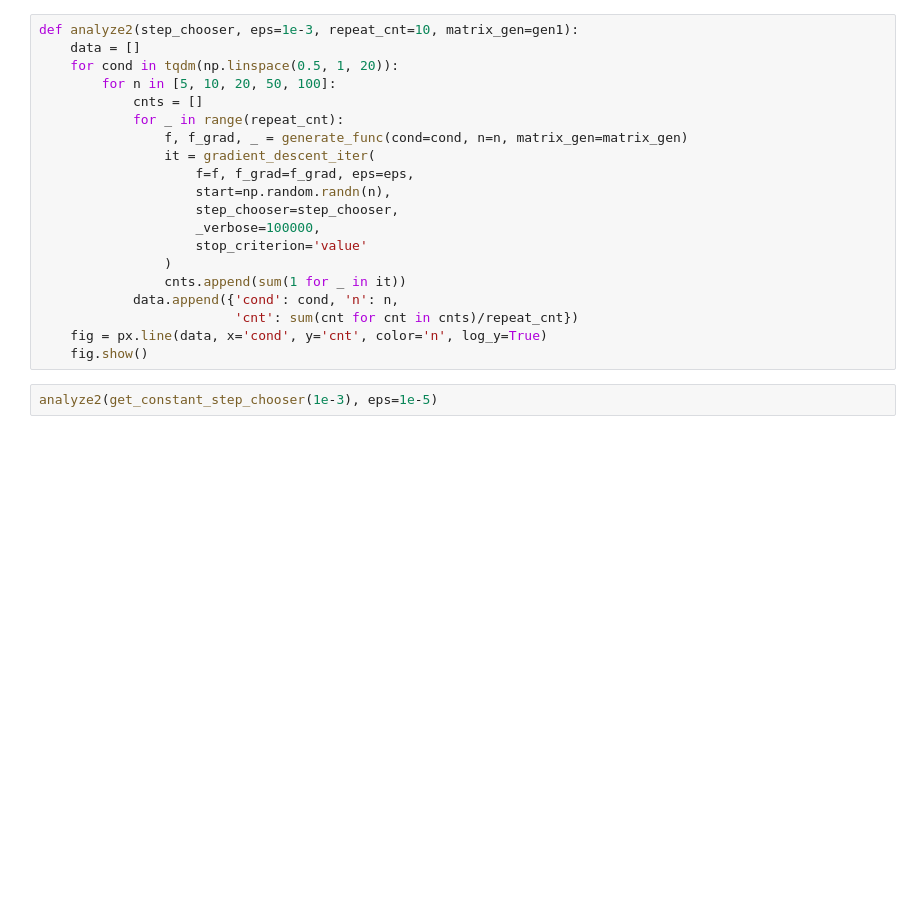
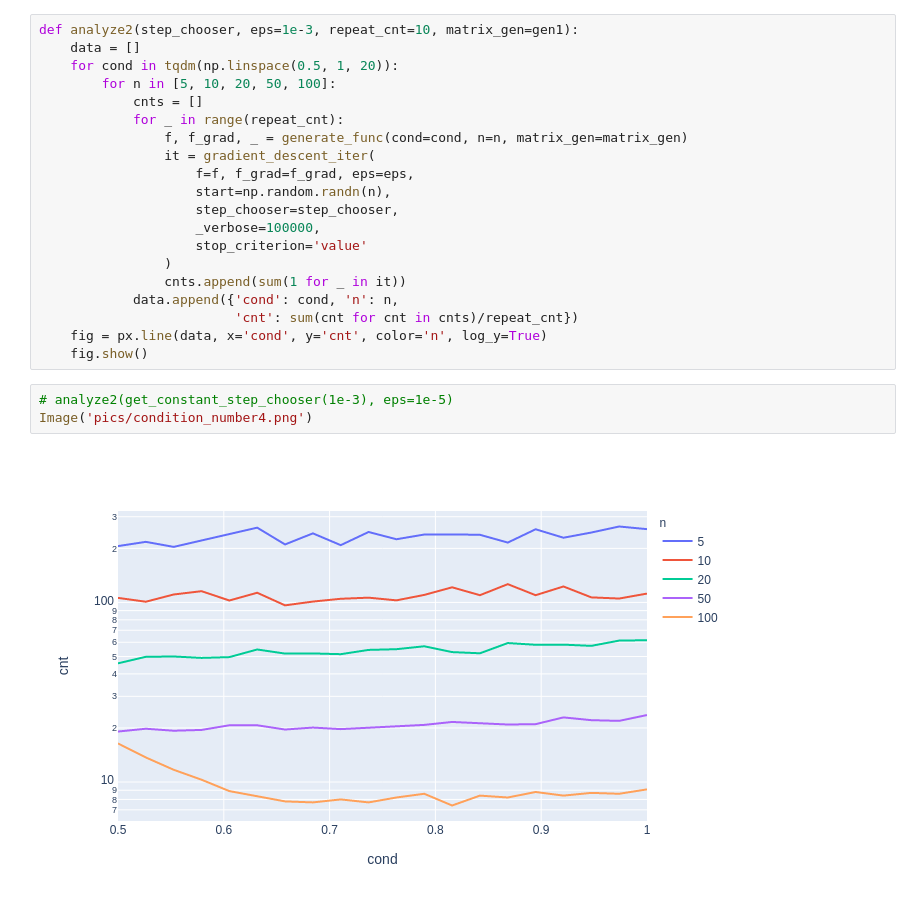
Before and after one commit to GoPavel/optimization-methods, a Jupyter notebook: lab1/notebooks/condition_number.ipynb, the cells around one changed output. Drawn from its saved outputs; the diff is of its cells as text; blank space fills up the shorter version.

```diff
--- a/lab1/notebooks/condition_number.ipynb
+++ b/lab1/notebooks/condition_number.ipynb
@@ -107,4 +118,7 @@ def analyze2(step_chooser, eps=1e-3, repeat_cnt=10, matrix_gen=gen1):
     fig = px.line(data, x='cond', y='cnt', color='n', log_y=True)
     fig.show()
 # %%
-analyze2(get_constant_step_chooser(1e-3), eps=1e-5)
+# analyze2(get_constant_step_chooser(1e-3), eps=1e-5)
+Image('pics/condition_number4.png')
+# %% [output]
+[figure, added]
```
Also changed, not shown: parts of 4 cells of this notebook, 16 other files.
